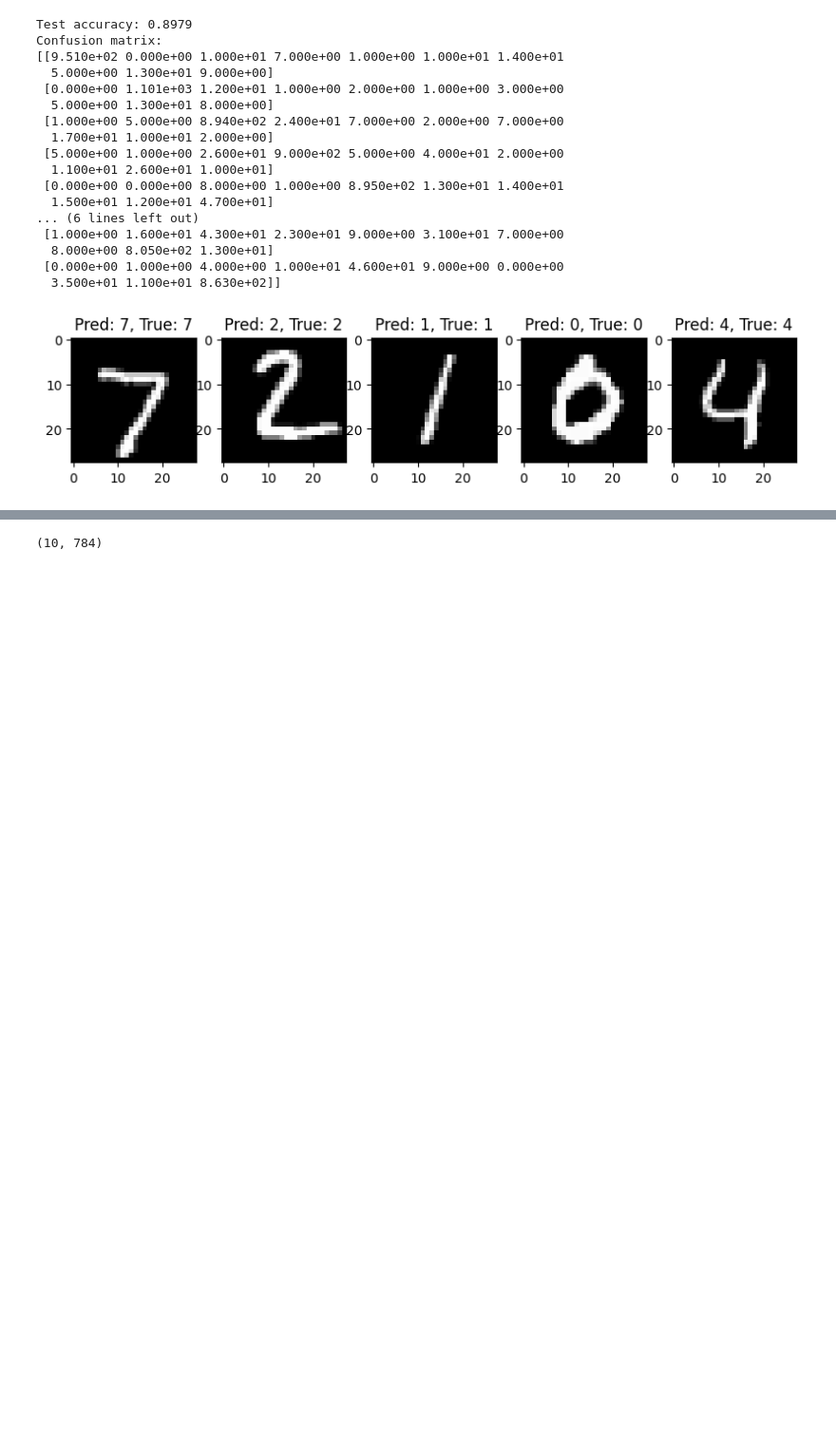
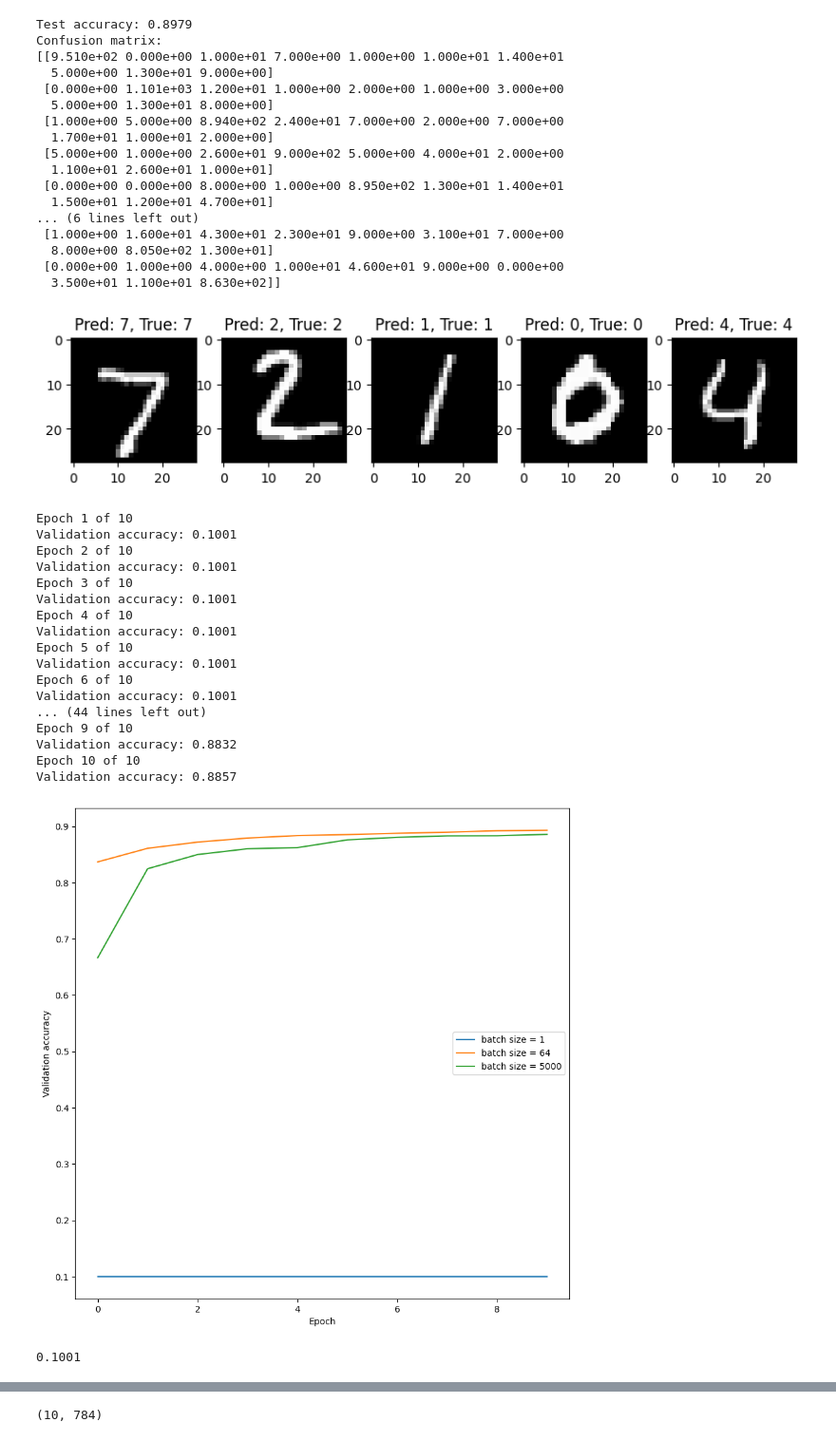
Before and after one commit to EnesAgirman/Mnist-classifier-with-Logistic-Regression, a Jupyter notebook: MNIST_Classifier.ipynb, the cells around one changed output, grey strips where cells are left out. Shown: that part at 95% size. Cells and saved outputs as stored; diff of their text form; code cells hidden in the pictures; blank space fills up the shorter version.

```diff
--- a/MNIST_Classifier.ipynb
+++ b/MNIST_Classifier.ipynb
@@ -218,4 +204,48 @@ for i in range(5):
 plt.show()
 # %% [output]
 [figure]
+# %%
+# run the model with batch sizes 1, 64 and 5000 and plot the validation accuracy vs epoch as 3 lines on the same plot
+vals = []
+for i in range(3):
+    if i == 0:
+        batch_size = 1
+    elif i == 1:
+        batch_size = 64
+    else:
+        batch_size = 5000
+    myModel = LogisticRegression(x_train, y_train, x_val, y_val, x_test, y_test, "zeros")
+    vals.append(myModel.train(epochs=10, lr=5e-4, batch_size=batch_size, L2_regularisation_coeff=1e-4))
+
+plt.figure(figsize=(10, 10))
+plt.plot(vals[0], label="batch size = 1")
+plt.plot(vals[1], label="batch size = 64")
+plt.plot(vals[2], label="batch size = 5000")
+plt.legend()
+plt.xlabel("Epoch")
+plt.ylabel("Validation accuracy")
+plt.show()
+# %% [output]
+Epoch 1 of 10
+Validation accuracy: 0.1001
+Epoch 2 of 10
+Validation accuracy: 0.1001
+Epoch 3 of 10
+Validation accuracy: 0.1001
+Epoch 4 of 10
+Validation accuracy: 0.1001
+Epoch 5 of 10
+Validation accuracy: 0.1001
+Epoch 6 of 10
+Validation accuracy: 0.1001
+... (44 lines left out)
+Epoch 9 of 10
+Validation accuracy: 0.8832
+Epoch 10 of 10
+Validation accuracy: 0.8857
+[figure, added]
+# %%
+vals[0]
+# %% [output]
+0.1001
 # %%
```
Also changed, not shown: parts of 4 cells of this notebook.
